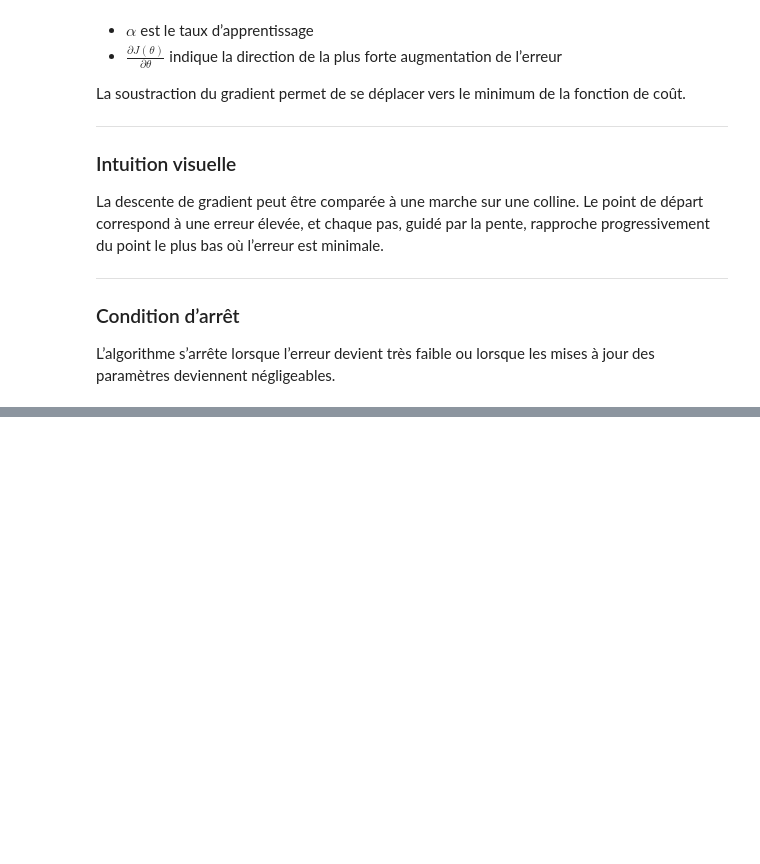
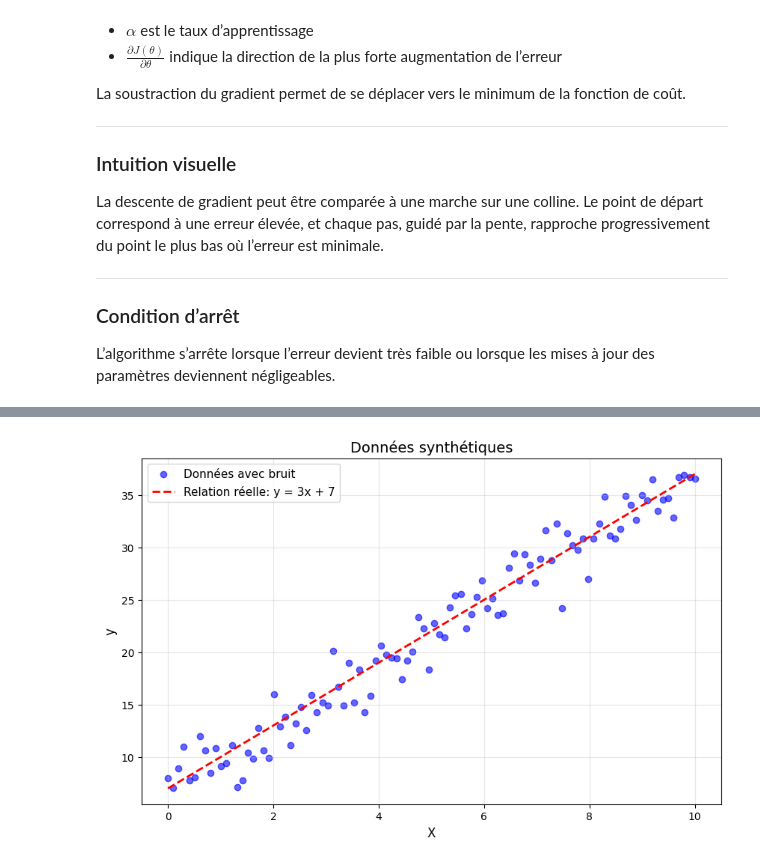
Before and after one commit to Paul-Emmanuel-Buffe/what-is-machine-learning, a Jupyter notebook: notebooks/what_the_ml.ipynb, the cells around one changed output, grey strips where cells are left out. Drawn from its saved outputs; the diff is of its cells as text; code cells hidden in the pictures; blank space fills up the shorter version.

```diff
--- a/notebooks/what_the_ml.ipynb
+++ b/notebooks/what_the_ml.ipynb
@@ -423,3 +616,13 @@ La descente de gradient peut être comparée à une marche sur une colline. Le p
 ### Condition d’arrêt
 
 L’algorithme s’arrête lorsque l’erreur devient très faible ou lorsque les mises à jour des paramètres deviennent négligeables.
+# %%
+# Génération des données
+# 100 point suivant la relation y= 3X + 7 (ligne droite) + bruit
+# Objectif : Le modèle doit retrouver poids ≈ 3 et biais ≈ 7
+
+np.random.seed(42)
+X = np.linspace(0, 10, 100)
+y = 3 * X + 7 + np.random.randn(100) * 2
+
+print(y)
@@ -425,0 +647,13 @@ L’algorithme s’arrête lorsque l’erreur devient très faible ou lorsque le
+# %%
+# Visualisation  des points
+plt.figure(figsize=(10, 6))
+plt.scatter(X, y, alpha=0.6, color='blue', label='Données avec bruit')
+plt.plot(X, 3 * X + 7, 'r--', linewidth=2, label='Relation réelle: y = 3x + 7')
+plt.xlabel('X', fontsize=12)
+plt.ylabel('y', fontsize=12)
+plt.title('Données synthétiques', fontsize=14)
+plt.legend(fontsize=11)
+plt.grid(True, alpha=0.3)
+plt.show()
+# %% [output]
+[figure, added]
```
Also changed, not shown: parts of 31 cells of this notebook.
